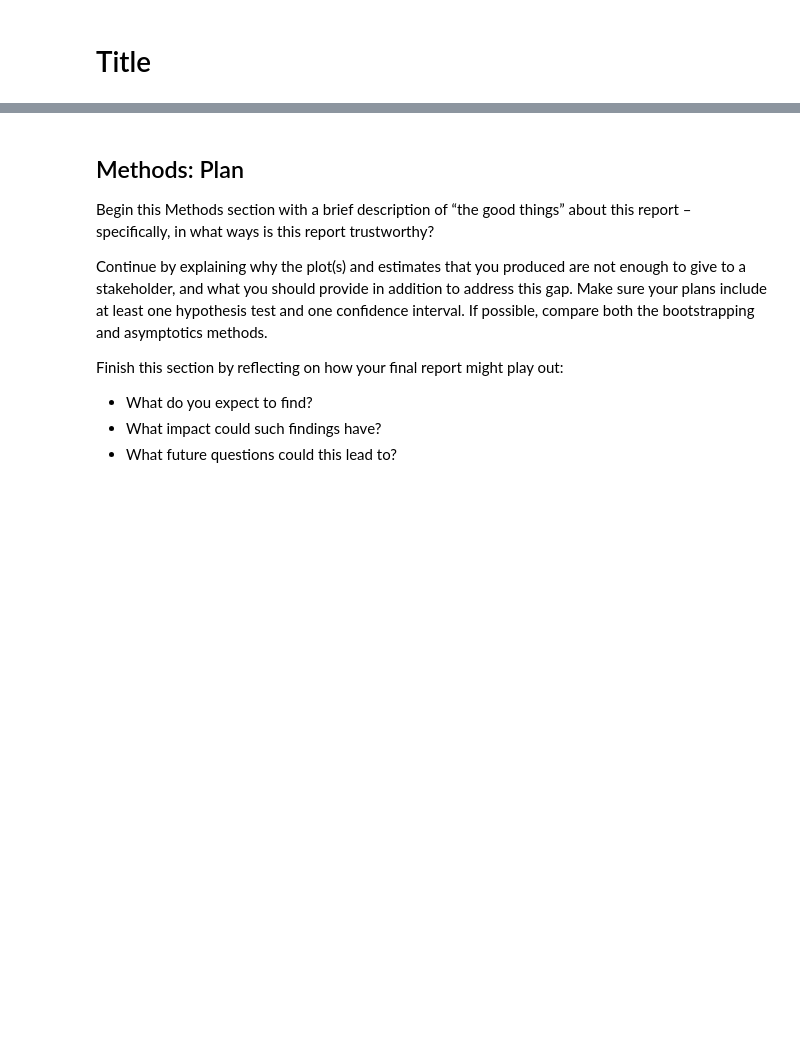
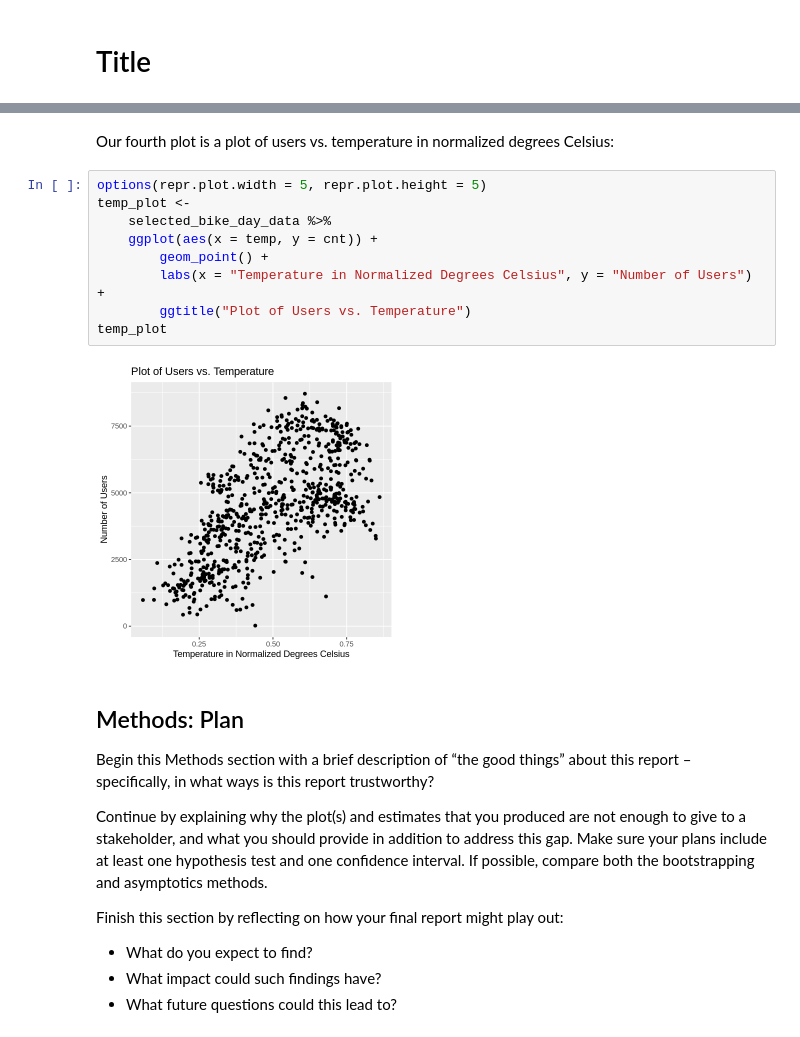
Before and after one commit to megannma/stat-201-2023s2-group-10, a Jupyter notebook: project_proposal.ipynb, the cells around one changed output, grey strips where cells are left out. Drawn from its saved outputs; the diff is of its cells as text; blank space fills up the shorter version.

```diff
--- a/project_proposal.ipynb
+++ b/project_proposal.ipynb
@@ -18,3 +103,16 @@ Also, be sure to frame your question/objectives in terms of what is already know
+# %% [markdown]
+Our fourth plot is a plot of users vs. temperature in normalized degrees Celsius:
+# %%
+options(repr.plot.width = 5, repr.plot.height = 5)
+temp_plot <-
+    selected_bike_day_data %>%
+    ggplot(aes(x = temp, y = cnt)) +
+        geom_point() +
+        labs(x = "Temperature in Normalized Degrees Celsius", y = "Number of Users") +
+        ggtitle("Plot of Users vs. Temperature")
+temp_plot
+# %% [output]
+[figure, added]
 # %% [markdown]
 ## Methods: Plan
 Begin this Methods section with a brief description of “the good things” about this report – specifically, in what ways is this report trustworthy?
```
Also changed, not shown: parts of 13 cells of this notebook.
